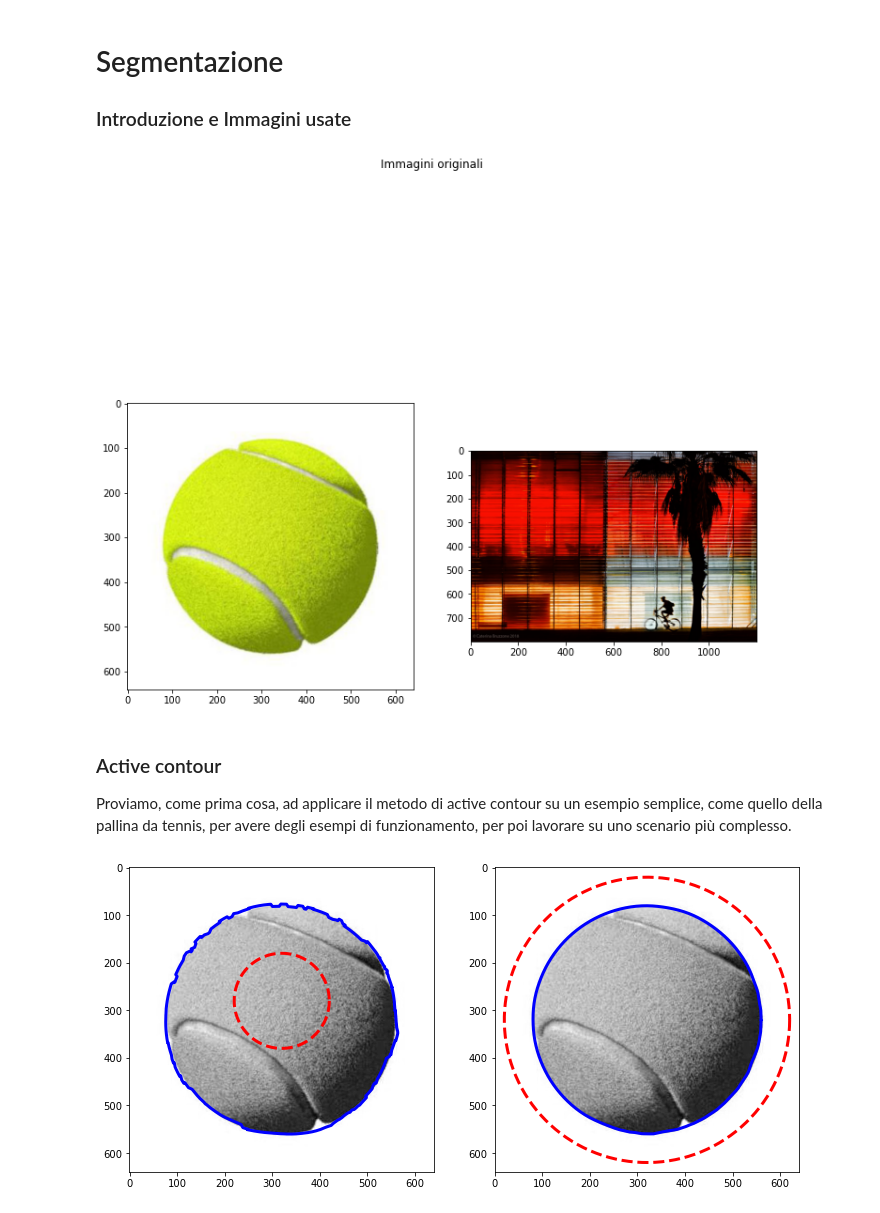
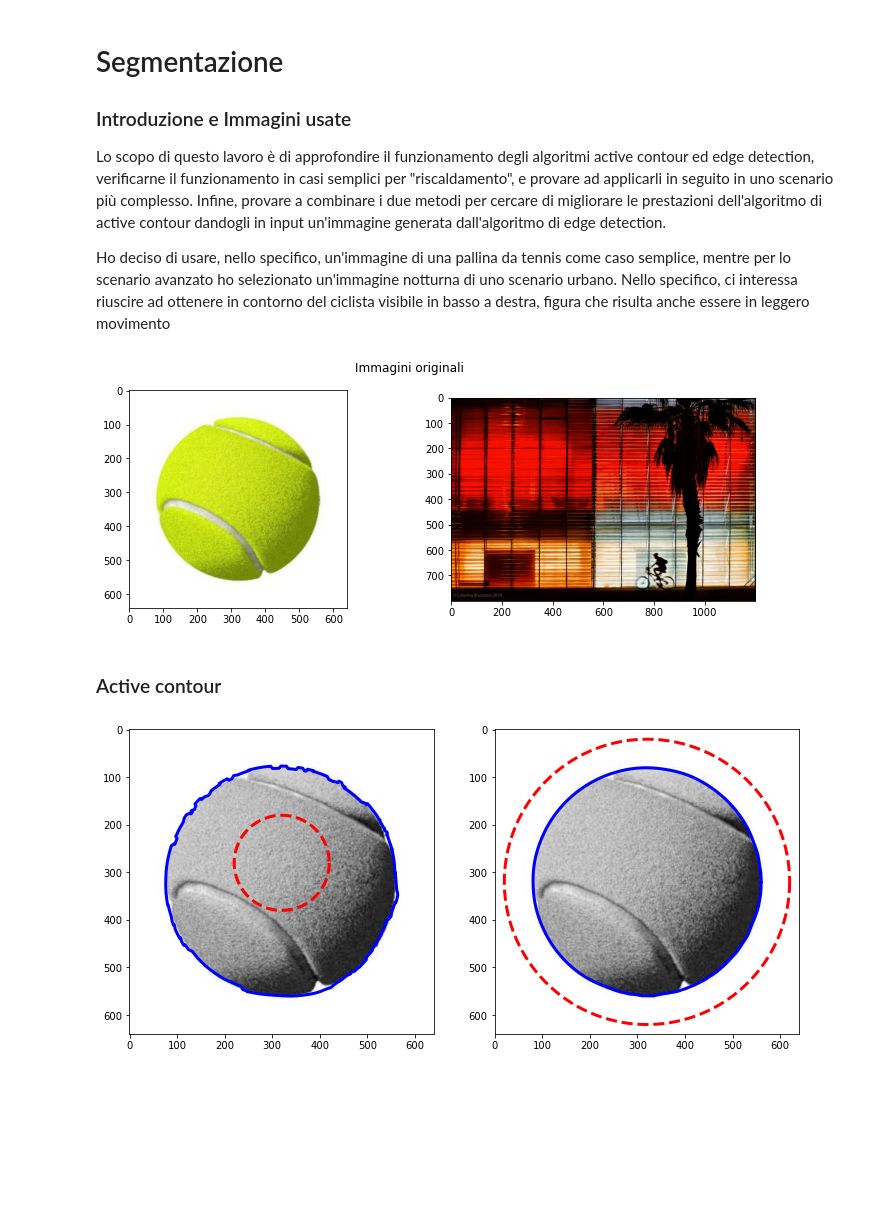
Before and after one commit to lucab1705/Image_Segmentation_Python, a Jupyter notebook: segmentation.ipynb, the cells around one changed output. Drawn from its saved outputs; the diff is of its cells as text; code cells hidden in the pictures; blank space fills up the shorter version.

```diff
--- a/segmentation.ipynb
+++ b/segmentation.ipynb
@@ -1,32 +1,43 @@
-# %% [markdown]
-<h1>Segmentazione</h1>
-
-<h3>Introduzione e Immagini usate</h3>
+# %% [markdown]
+<h1>Segmentazione</h1>
+
+<h3>Introduzione e Immagini usate</h3>
+
+<p>
+Lo scopo di questo lavoro è di approfondire il funzionamento degli algoritmi
+active contour ed edge detection, verificarne il funzionamento in casi semplici
+per "riscaldamento", e provare ad applicarli in seguito in uno scenario più complesso.
+Infine, provare a combinare i due metodi per cercare di migliorare le prestazioni
+dell'algoritmo di active contour dandogli in input un'immagine generata dall'algoritmo
+di edge detection.
+</p>
+<p>
+Ho deciso di usare, nello specifico, un'immagine di una pallina da tennis come caso
+semplice, mentre per lo scenario avanzato ho selezionato un'immagine notturna di
+uno scenario urbano. Nello specifico, ci interessa riuscire ad ottenere in contorno
+del ciclista visibile in basso a destra, figura che risulta anche essere in leggero movimento
+</p>
 # %%
 import numpy as np
 from matplotlib import pyplot as plt
 from skimage.color import rgb2gray
 from skimage.segmentation import active_contour
 from skimage.filters import gaussian
 
 ballImg = plt.imread('./tennis_ball.jpg')
 moveImg = plt.imread('./movement.jpg')
-fig, axes = plt.subplots(1, 2, figsize=(12, 12))
+fig, axes = plt.subplots(1, 2, figsize=(12, 4))
 fig.suptitle("Immagini originali")
 ax = axes.ravel()
 _ = ax[0].imshow(ballImg)
 _ = ax[1].imshow(moveImg)
 
 #Da qui in poi non useremo più immagini a colori
 plt.gray()
 # %% [output]
-[figure, old version]
+[figure, new version]
-# %% [markdown]
-<h3>Active contour</h3>
-
-Proviamo, come prima cosa, ad applicare il metodo di active contour su un esempio semplice,
-come quello della pallina da tennis, per avere degli esempi di funzionamento, per poi lavorare
-su uno scenario più complesso.
+# %% [markdown]
+<h3>Active contour</h3>
 # %%
 gray_ball = rgb2gray(ballImg)
 
```
Also changed, not shown: parts of 7 cells of this notebook.
